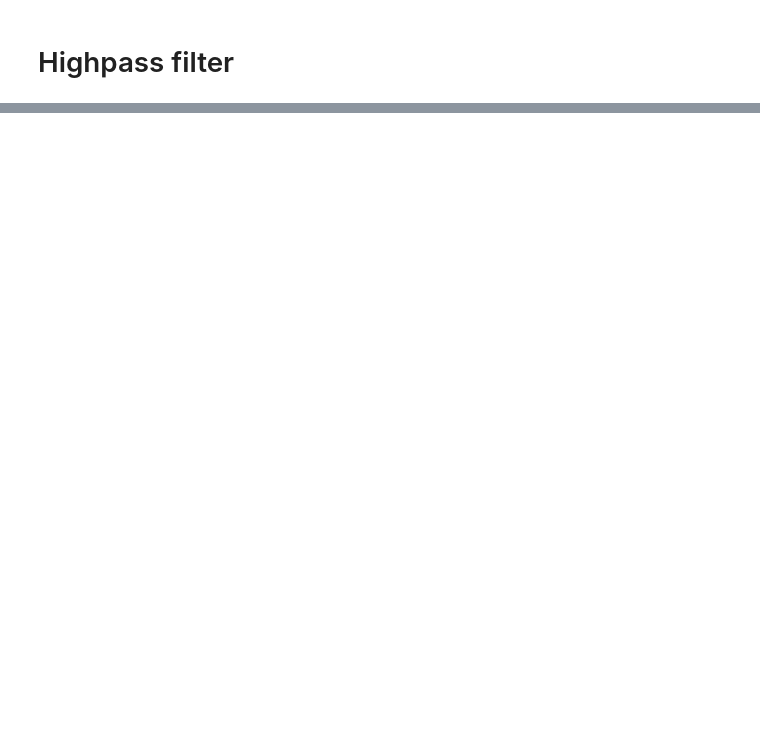
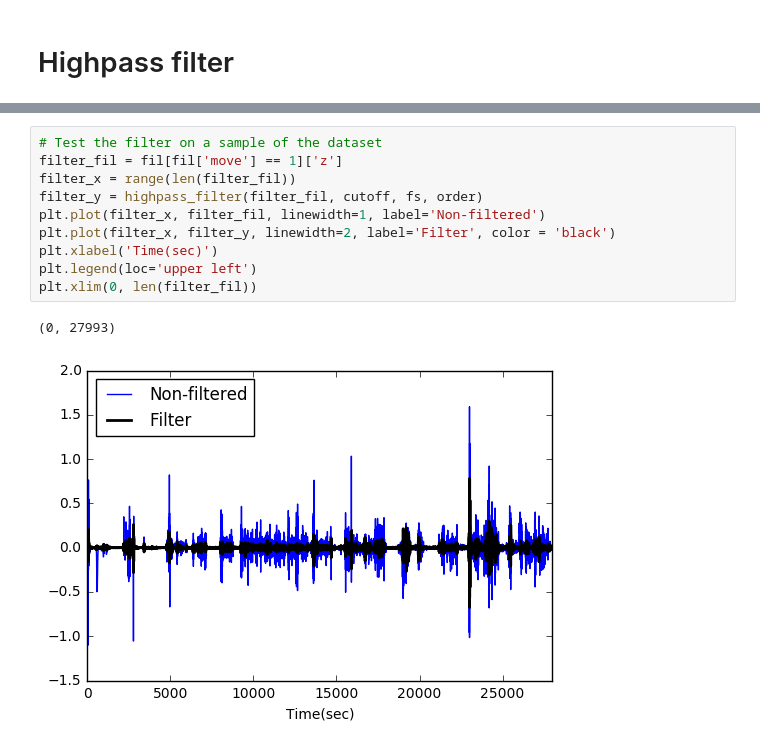
Before and after one commit to johnnyplaydrums/caliber, a Jupyter notebook: data_exploration/Applying Low_High Filtering.ipynb, the cells around one changed output, grey strips where cells are left out. Cells and saved outputs as stored; diff of their text form; blank space fills up the shorter version.

```diff
--- a/data_exploration/Applying Low_High Filtering.ipynb
+++ b/data_exploration/Applying Low_High Filtering.ipynb
@@ -163,0 +201,13 @@ plt.xlim(0, len(filter_fil))
+# %%
+# Test the filter on a sample of the dataset
+filter_fil = fil[fil['move'] == 1]['z']
+filter_x = range(len(filter_fil))
+filter_y = highpass_filter(filter_fil, cutoff, fs, order)
+plt.plot(filter_x, filter_fil, linewidth=1, label='Non-filtered')
+plt.plot(filter_x, filter_y, linewidth=2, label='Filter', color = 'black')
+plt.xlabel('Time(sec)')
+plt.legend(loc='upper left')
+plt.xlim(0, len(filter_fil))
+# %% [output]
+(0, 27993)
+[figure, added]
```
Also changed, not shown: parts of 9 cells of this notebook.
